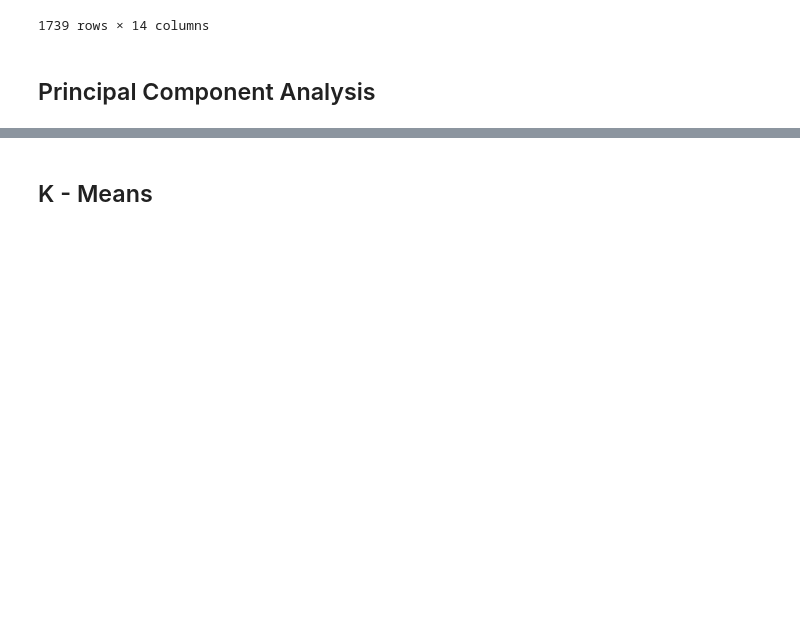
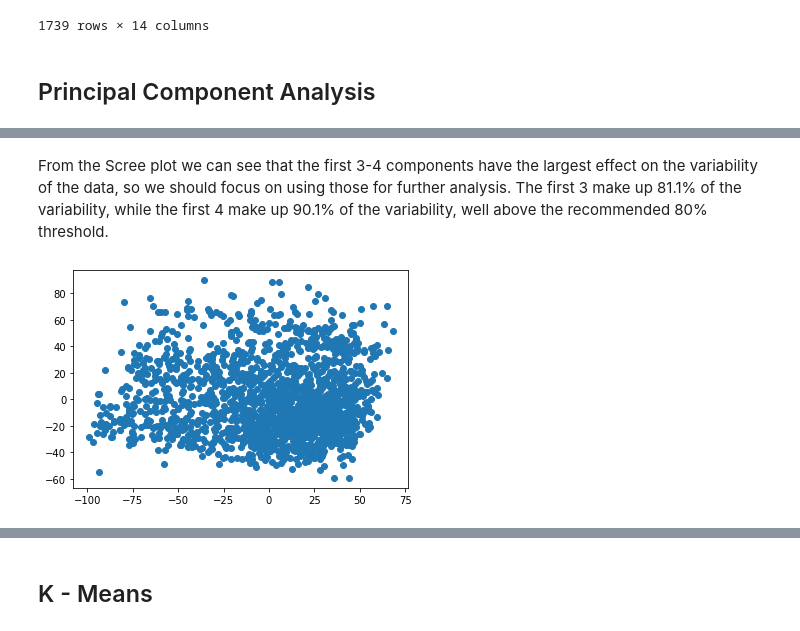
Before and after one commit to DarrenWu42/Cogs118b-Song-Analysis, a Jupyter notebook: Project.ipynb, the cells around one changed output, grey strips where cells are left out. Drawn from its saved outputs; the diff is of its cells as text; code cells hidden in the pictures; blank space fills up the shorter version.

```diff
--- a/Project.ipynb
+++ b/Project.ipynb
@@ -165,0 +260,6 @@ The dataset now has 1739 entries.
+# %% [markdown]
+From the Scree plot we can see that the first 3-4 components have the largest effect on the variability of the data, so we should focus on using those for further analysis. The first 3 make up 81.1% of the variability, while the first 4 make up 90.1% of the variability, well above the recommended 80% threshold.
+# %%
+plt.scatter(new_c_matrix[0], new_c_matrix[1]);
+# %% [output]
+[figure, added]
```
Also changed, not shown: parts of 12 cells of this notebook, 1 other file.
